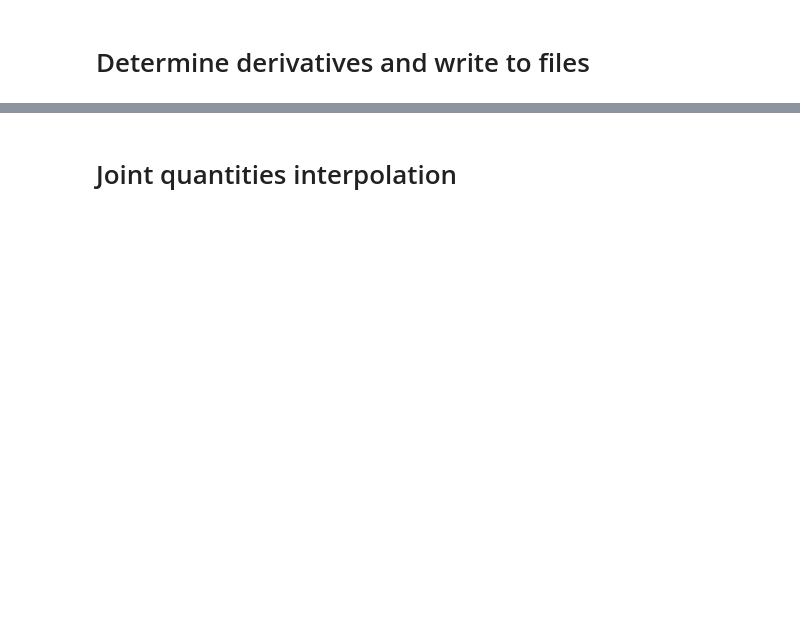
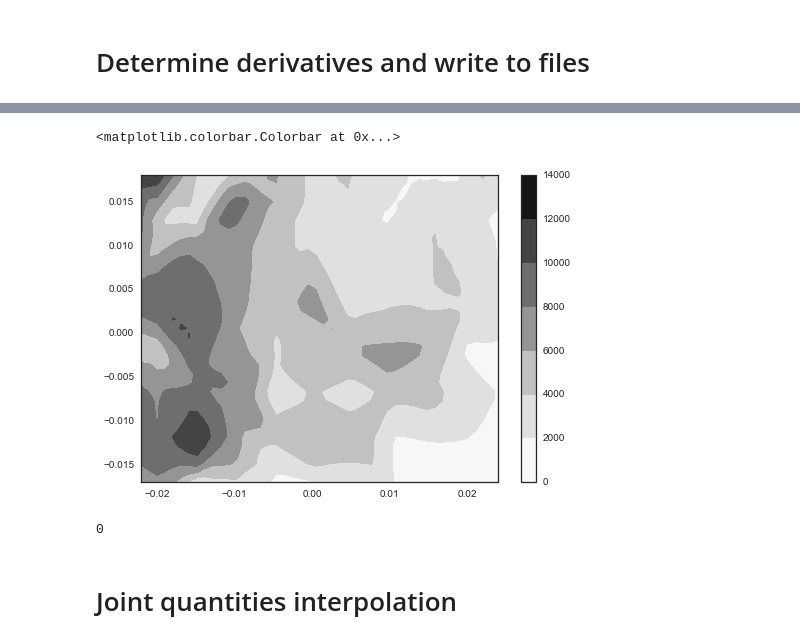
Before and after one commit to jensv/relative_canonical_helicity, a Jupyter notebook: write_delaunay_mesh_to_vtk.ipynb, the cells around one changed output, grey strips where cells are left out. Drawn from its saved outputs; the diff is of its cells as text; code cells hidden in the pictures; blank space fills up the shorter version.

```diff
--- a/write_delaunay_mesh_to_vtk.ipynb
+++ b/write_delaunay_mesh_to_vtk.ipynb
@@ -498,3 +613,60 @@ KeyboardInterrupt:
+# %%
+plt.contourf(mesh[0][3:,:,0], mesh[1][3:,:,0], u_i_z[:,:,-1])
+plt.colorbar()
+# %% [output]
+<matplotlib.colorbar.Colorbar at 0x...>
+[figure, added]
+# %%
+filter_width = 15
+ones = np.ones(mesh[0].shape)
+alpha=8.1e5
+time_point = 0
+print time_point
+bx_interpolator = bx_interpolators[time_point]
+by_interpolator = by_interpolators[time_point]
+bz_interpolator = bz_interpolators[time_point]
+te_interpolator = te_interpolators[time_point]
+n_interpolator = n_interpolators[time_point]
+
+bx_derivative = triangulate_derivatives(mesh, bx_triangulation, bx_interpolator,
+                                            increment=0.0000001)
+by_derivative = triangulate_derivatives(mesh, by_triangulation, by_interpolator,
+                                               increment=0.0000001)
+bz_derivative = triangulate_derivatives(mesh, bz_triangulation, bz_interpolator,
+                                               increment=0.0000001)
+
+
+current = current_on_mesh([bx_derivative,
+                               by_derivative,
+                               bz_derivative])
+b_field, b_field_norm = b_field_on_mesh([bx_interpolator,
+                                             by_interpolator,
+                                             bz_interpolator], mesh, bias=2e-2)
+
+temperature = scalar_on_mesh(te_interpolator, mesh)
+density = scalar_on_mesh(n_interpolator, mesh)
+
+current = np.asarray(current)
+density = np.asarray(density)
+b_field_norm = np.asarray(b_field_norm)
+
+density = boxcar_filter_quantity_mesh(density, filter_width)
+
+for direction in xrange(len(current)):
+    current[direction] = boxcar_filter_quantity_mesh(current[direction], filter_width)
+density = 1e18*np.ones(density.shape)
+
+ion_velocity_term_1 = calc_ion_velocity_term_1(current, density, q_e)
+ion_velocity_term_2 = calc_ion_velocity_term_2(b_field_norm, alpha)
+
+ion_vorticity_term_1 = calc_ion_vorticity_term_1(current, density, q_e, mesh)
+ion_vorticity_term_2 = calc_ion_vorticity_term_2(b_field_norm, alpha, mesh)
+
+for direction in xrange(len(ion_vorticity_term_1)):
+    ion_vorticity_term_1[direction] = boxcar_filter_quantity_mesh(ion_vorticity_term_1[direction], filter_width)
+    ion_vorticity_term_2[direction] = boxcar_filter_quantity_mesh(ion_vorticity_term_2[direction], filter_width)
+# %% [output]
+0
 # %% [markdown]
 # Joint quantities interpolation
 # %%
```
Also changed, not shown: parts of 36 cells of this notebook.
